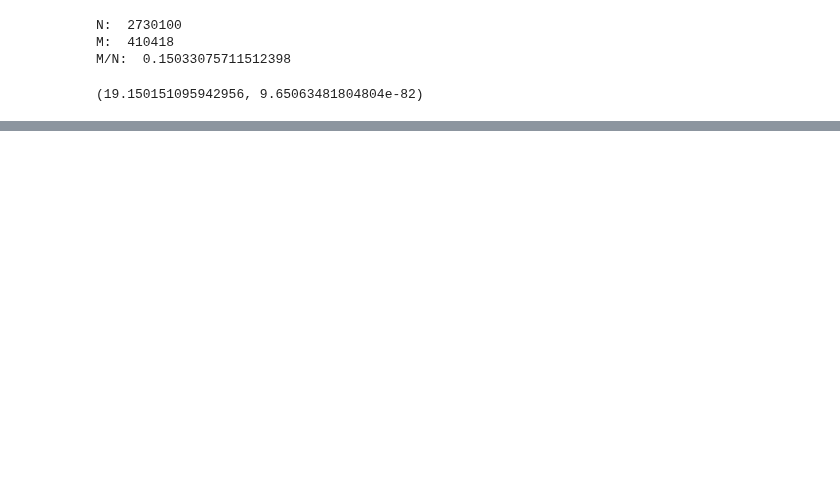
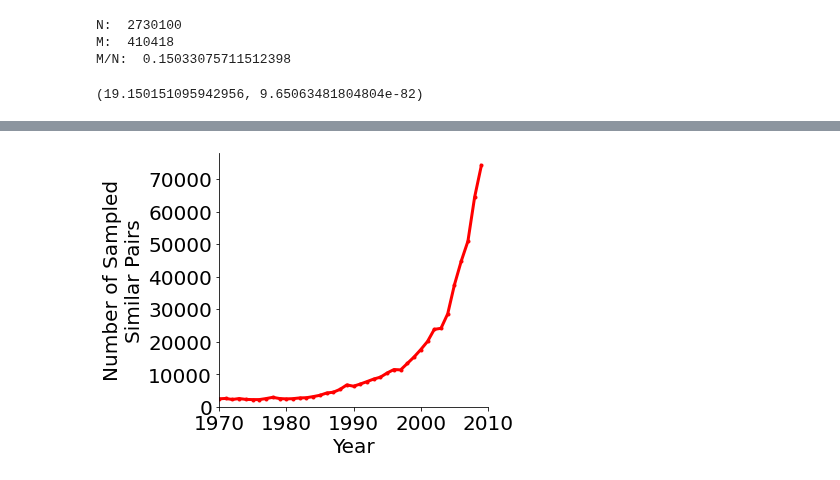
Before and after one commit to therobinkay/firstmover, a Jupyter notebook: main.ipynb, the cells around one changed output, grey strips where cells are left out. Cells and saved outputs as stored; diff of their text form; code cells hidden in the pictures; blank space fills up the shorter version.

```diff
--- a/main.ipynb
+++ b/main.ipynb
@@ -228,0 +334,12 @@ print(pg.compute_effsize(mlist, fmlist, paired=True, eftype='hedges'))
+# %%
+mfs = sim_mf[sim_mf['yeard'] <= 3]
+mfs = mfs[mfs['yeard'] >= -3].reset_index(drop=True)
+
+lateryear = []
+
+for i in tqdm(range(len(mfs))):
+    lateryear.append(max(mfs['year1'][i], mfs['year2'][i]))
+
+mfs['lateryear'] = lateryear
+
+mfs.head()
@@ -228,0 +353,5 @@ print(pg.compute_effsize(mlist, fmlist, paired=True, eftype='hedges'))
+# %%
+p = 0.001
+
+simp = mfs[mfs['qval'] < p].sort_values('countd').reset_index(drop=True)
+print(len(simp)/len(mfs))
@@ -228,0 +360,5 @@ print(pg.compute_effsize(mlist, fmlist, paired=True, eftype='hedges'))
+# %%
+simp = simp[['lateryear', 'countd']].sort_values(by=['lateryear', 'countd'])
+
+print(len(simp))
+simp.head()
@@ -228,0 +373,3 @@ print(pg.compute_effsize(mlist, fmlist, paired=True, eftype='hedges'))
+# %%
+simp = simp.groupby(['lateryear'])['lateryear'].count()
+simp.head()
@@ -228,0 +384,20 @@ print(pg.compute_effsize(mlist, fmlist, paired=True, eftype='hedges'))
+# %%
+fig, ax = plt.subplots(figsize=(6,4.5))
+right_side = ax.spines["right"]
+top_side = ax.spines["top"]
+right_side.set_visible(False)
+top_side.set_visible(False)
+
+simp.plot(style='.-',color='red', lw=3)
+
+plt.xlabel('Year', fontsize=20)
+plt.xlim(xmin=1970, xmax=2010)
+plt.xticks(np.arange(1970, 2011, 10), fontsize=20)
+plt.ylabel('Number of Sampled\nSimilar Pairs', fontsize=20)
+plt.yticks(fontsize=20)
+plt.ylim(ymin=0)
+
+plt.tight_layout()
+# fig.savefig(f"drive/My Drive/codes/SI_fig7.pdf")
+# %% [output]
+[figure, added]
```
Also changed, not shown: parts of 29 cells of this notebook.
